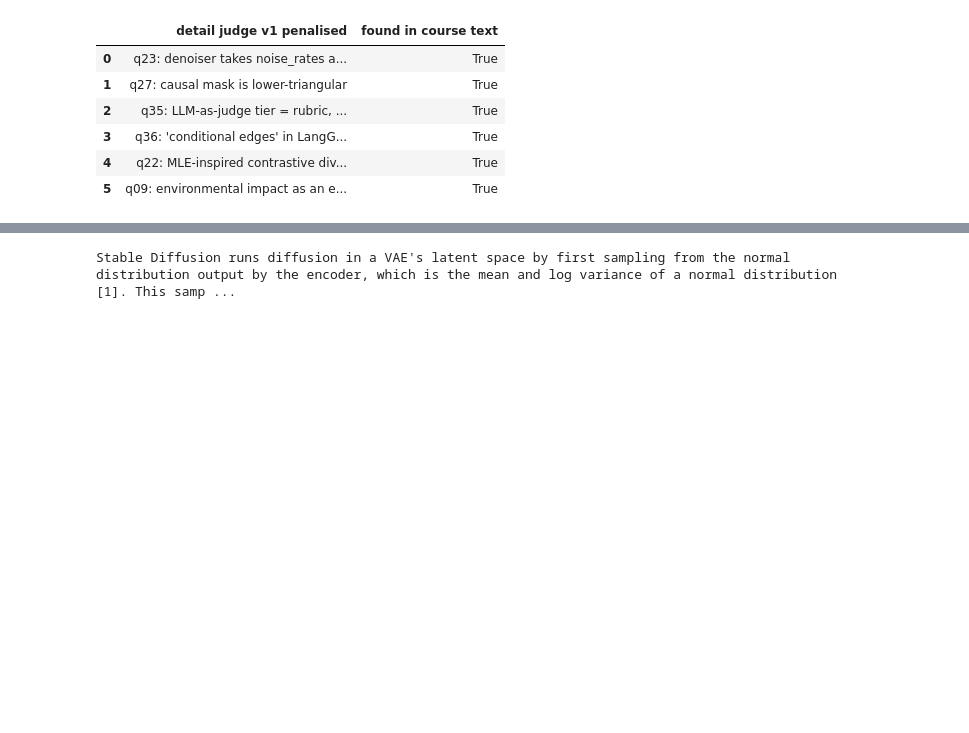
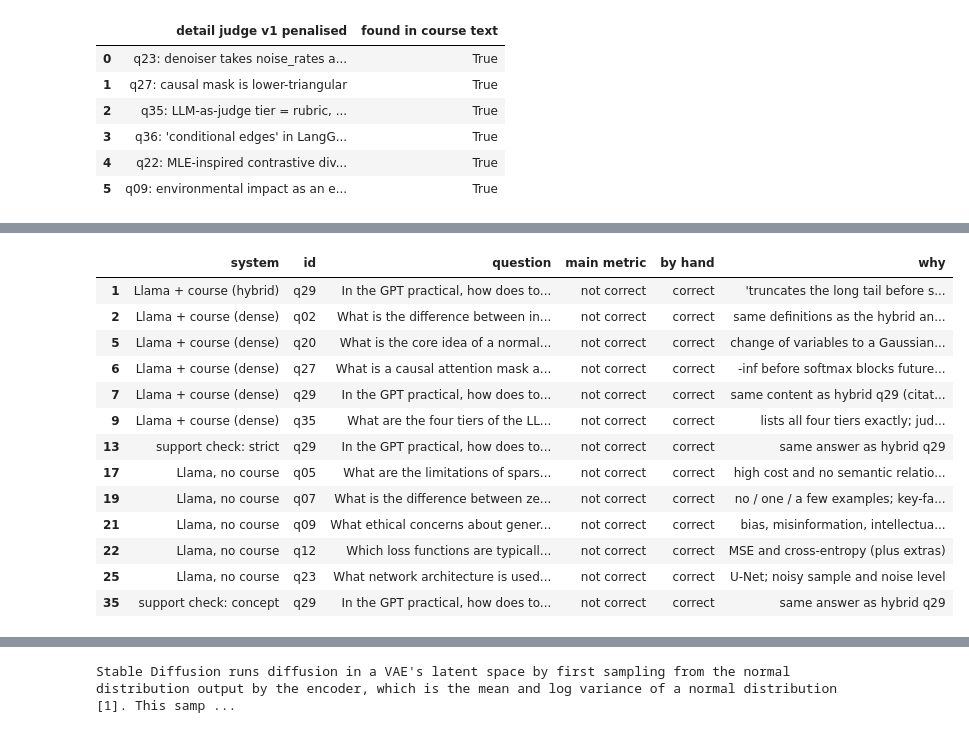
Before and after one commit to SowrisKumar/course-study-assistant, a Jupyter notebook: notebooks/05_evaluation.ipynb, the cells around one changed output, grey strips where cells are left out. Cells and saved outputs as stored; diff of their text form; code cells hidden in the pictures; blank space fills up the shorter version.

```diff
--- a/notebooks/05_evaluation.ipynb
+++ b/notebooks/05_evaluation.ipynb
@@ -263,0 +258,22 @@ Caveat: this choice was made on the evaluation set itself, so hybrid's scores he
+# %%
+rows = [(NAMES[r], i, questions[i]["question"][:70], "correct" if ok else "not correct", v, why)
+        for r, labels in hand.items() if r in NAMES
+        for i, (v, why) in labels.items()
+        for ok in [bool(all_df[(all_df.run == r) & (all_df.id == i)].ok.iloc[0])]]
+checked = pd.DataFrame(rows, columns=["system", "id", "question", "main metric", "by hand", "why"])
+checked[(checked["main metric"] == "correct") != (checked["by hand"] == "correct")]
+# %% [output]
+|  | system | id | question | main metric | by hand | why |
+| 1 | Llama + course (hybrid) | q29 | In the GPT practical, how does to... | not correct | correct | 'truncates the long tail before s... |
+| 2 | Llama + course (dense) | q02 | What is the difference between in... | not correct | correct | same definitions as the hybrid an... |
+| 5 | Llama + course (dense) | q20 | What is the core idea of a normal... | not correct | correct | change of variables to a Gaussian... |
+| 6 | Llama + course (dense) | q27 | What is a causal attention mask a... | not correct | correct | -inf before softmax blocks future... |
+| 7 | Llama + course (dense) | q29 | In the GPT practical, how does to... | not correct | correct | same content as hybrid q29 (citat... |
+| 9 | Llama + course (dense) | q35 | What are the four tiers of the LL... | not correct | correct | lists all four tiers exactly; jud... |
+| 13 | support check: strict | q29 | In the GPT practical, how does to... | not correct | correct | same answer as hybrid q29 |
+| 17 | Llama, no course | q05 | What are the limitations of spars... | not correct | correct | high cost and no semantic relatio... |
+| 19 | Llama, no course | q07 | What is the difference between ze... | not correct | correct | no / one / a few examples; key-fa... |
+| 21 | Llama, no course | q09 | What ethical concerns about gener... | not correct | correct | bias, misinformation, intellectua... |
+| 22 | Llama, no course | q12 | Which loss functions are typicall... | not correct | correct | MSE and cross-entropy (plus extras) |
+| 25 | Llama, no course | q23 | What network architecture is used... | not correct | correct | U-Net; noisy sample and noise level |
+| 35 | support check: concept | q29 | In the GPT practical, how does to... | not correct | correct | same answer as hybrid q29 |
```
Also changed, not shown: parts of 38 cells of this notebook, 14 other files.
